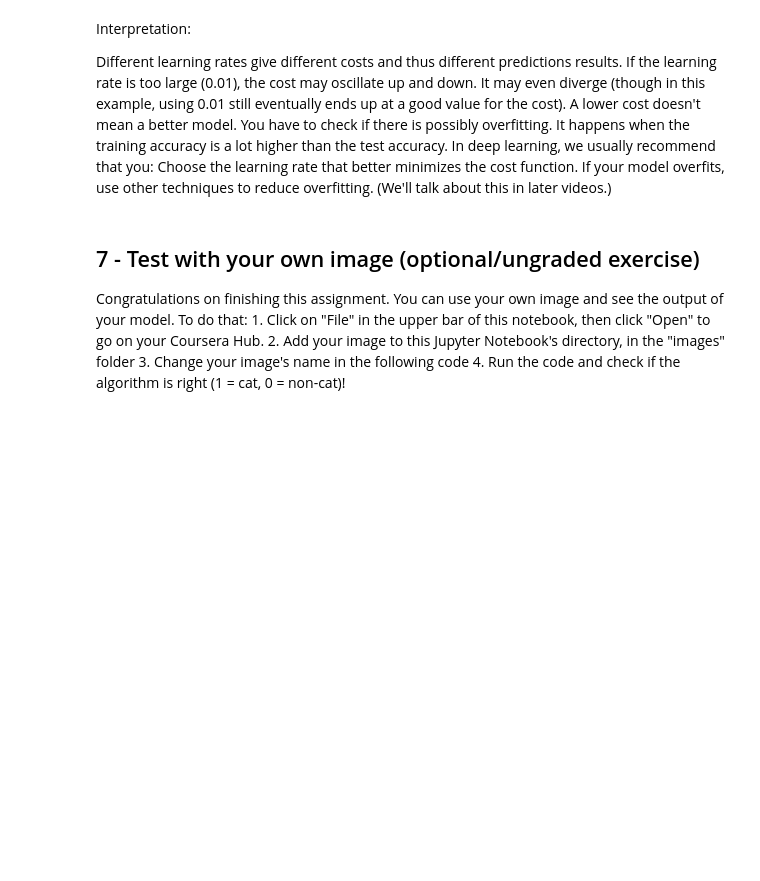
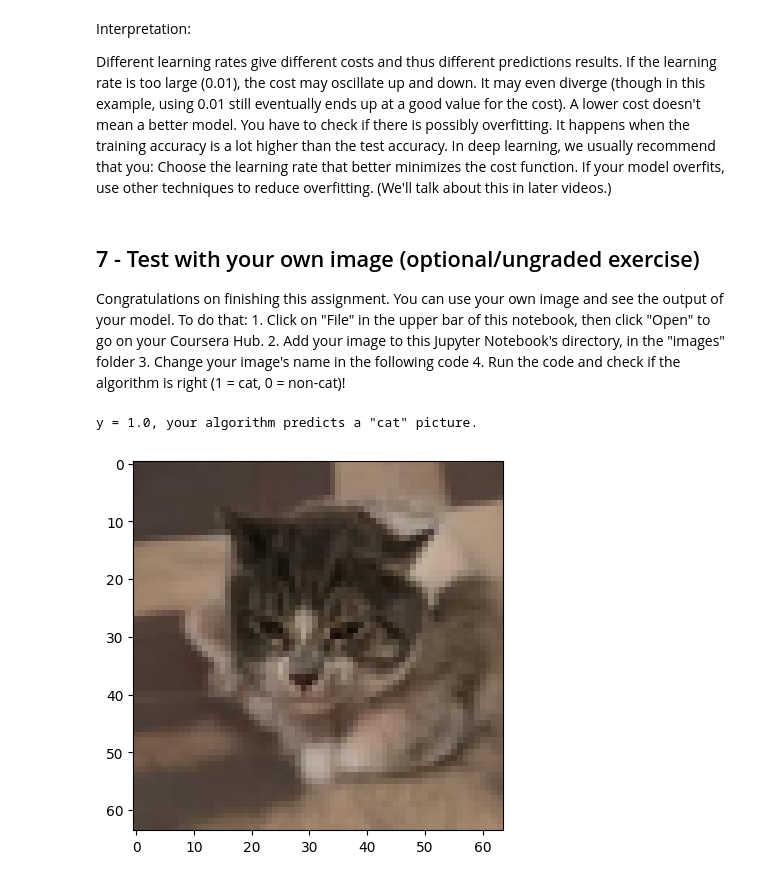
Before and after one commit to NicolasKlaue/CatClasifier, a Jupyter notebook: cat-classifier.ipynb, the cells around one changed output. Drawn from its saved outputs; the diff is of its cells as text; code cells hidden in the pictures; blank space fills up the shorter version.

```diff
--- a/cat-classifier.ipynb
+++ b/cat-classifier.ipynb
@@ -336,7 +348,8 @@ def initialize_with_zeros(dim):
     # w = ...
     # b = ...
     # YOUR CODE STARTS HERE
-
+    w = np.zeros((dim, 1))
+    b = float(0)
 
     # YOUR CODE ENDS HERE
 
@@ -563,6 +595,7 @@ def predict(w, b, X):
     # A = ...
     # YOUR CODE STARTS HERE
 
+    A = sigmoid(np.dot(w.T,X)+ b)
 
     # YOUR CODE ENDS HERE
 
@@ -576,6 +609,11 @@ def predict(w, b, X):
         #     Y_prediction[0,i] =
         # YOUR CODE STARTS HERE
 
+        if A[0, i] > 0.5 :
+            Y_prediction[0,i] = 1
+        else:
+            Y_prediction[0,i] = 0
+
 
         # YOUR CODE ENDS HERE
 
@@ -631,36 +673,39 @@ def model(X_train, Y_train, X_test, Y_test, num_iterations=2000, learning_rate=0
     # (≈ 1 line of code)
     # initialize parameters with zeros
     # w, b = ...
-
-    #(≈ 1 line of code)
+    w, b = initialize_with_zeros(X_train.shape[0])
+    # (≈ 1 line of code)
     # Gradient descent
     # params, grads, costs = ...
-
+    params, grads, costs = optimize(w, b, X_train, Y_train, num_iterations, learning_rate, print_cost)
     # Retrieve parameters w and b from dictionary "params"
     # w = ...
     # b = ...
-
+    w = params["w"]
+    b = params["b"]
     # Predict test/train set examples (≈ 2 lines of code)
     # Y_prediction_test = ...
     # Y_prediction_train = ...
-
     # YOUR CODE STARTS HERE
-
+    Y_prediction_train=predict(w, b, X_train)
+    Y_prediction_test=predict(w, b, X_test)
 
     # YOUR CODE ENDS HERE
 
     # Print train/test Errors
     if print_cost:
-        print("train accuracy: {} %".format(100 - np.mean(np.abs(Y_prediction_train - Y_train)) * 100))
-        print("test accuracy: {} %".format(100 - np.mean(np.abs(Y_prediction_test - Y_test)) * 100))
+        print("train accuracy: {} %".format(
+            100 - np.mean(np.abs(Y_prediction_train - Y_train)) * 100))
+        print("test accuracy: {} %".format(
+            100 - np.mean(np.abs(Y_prediction_test - Y_test)) * 100))
 
 
-    d = {"costs": costs,
+    d={"costs": costs,
          "Y_prediction_test": Y_prediction_test,
-         "Y_prediction_train" : Y_prediction_train,
-         "w" : w,
-         "b" : b,
-         "learning_rate" : learning_rate,
+         "Y_prediction_train": Y_prediction_train,
+         "w": w,
+         "b": b,
+         "learning_rate": learning_rate,
          "num_iterations": num_iterations}
 
     return d
@@ -669,4 +714,4 @@ def model(X_train, Y_train, X_test, Y_test, num_iterations=2000, learning_rate=0
 
 IF you are pretty sure everything is OK. Run your model
 # %%
-logistic_regression_model = model(train_set_x, train_set_y, test_set_x, test_set_y, num_iterations=2000, learning_rate=0.005, print_cost=True)
+logistic_regression_model = model(train_set_x, train_set_y, test_set_x, test_set_y, num_iterations=250, learning_rate=0.08, print_cost=True)
@@ -730,14 +838,17 @@ Congratulations on finishing this assignment. You can use your own image and see
     4. Run the code and check if the algorithm is right (1 = cat, 0 = non-cat)!
 # %%
 # change this to the name of your image file
-my_image = "my_image.jpg"
+my_image = "My_cat.jpg"
 
 # We preprocess the image to fit your algorithm.
-fname = "images/" + my_image
+fname = my_image
 image = np.array(Image.open(fname).resize((num_px, num_px)))
 plt.imshow(image)
 image = image / 255.
 image = image.reshape((1, num_px * num_px * 3)).T
 my_predicted_image = predict(logistic_regression_model["w"], logistic_regression_model["b"], image)
 
 print("y = " + str(np.squeeze(my_predicted_image)) + ", your algorithm predicts a \"" + classes[int(np.squeeze(my_predicted_image)),].decode("utf-8") +  "\" picture.")
+# %% [output]
+y = 1.0, your algorithm predicts a "cat" picture.
+[figure, added]
```
Also changed, not shown: parts of 16 cells of this notebook, 2 other files.
